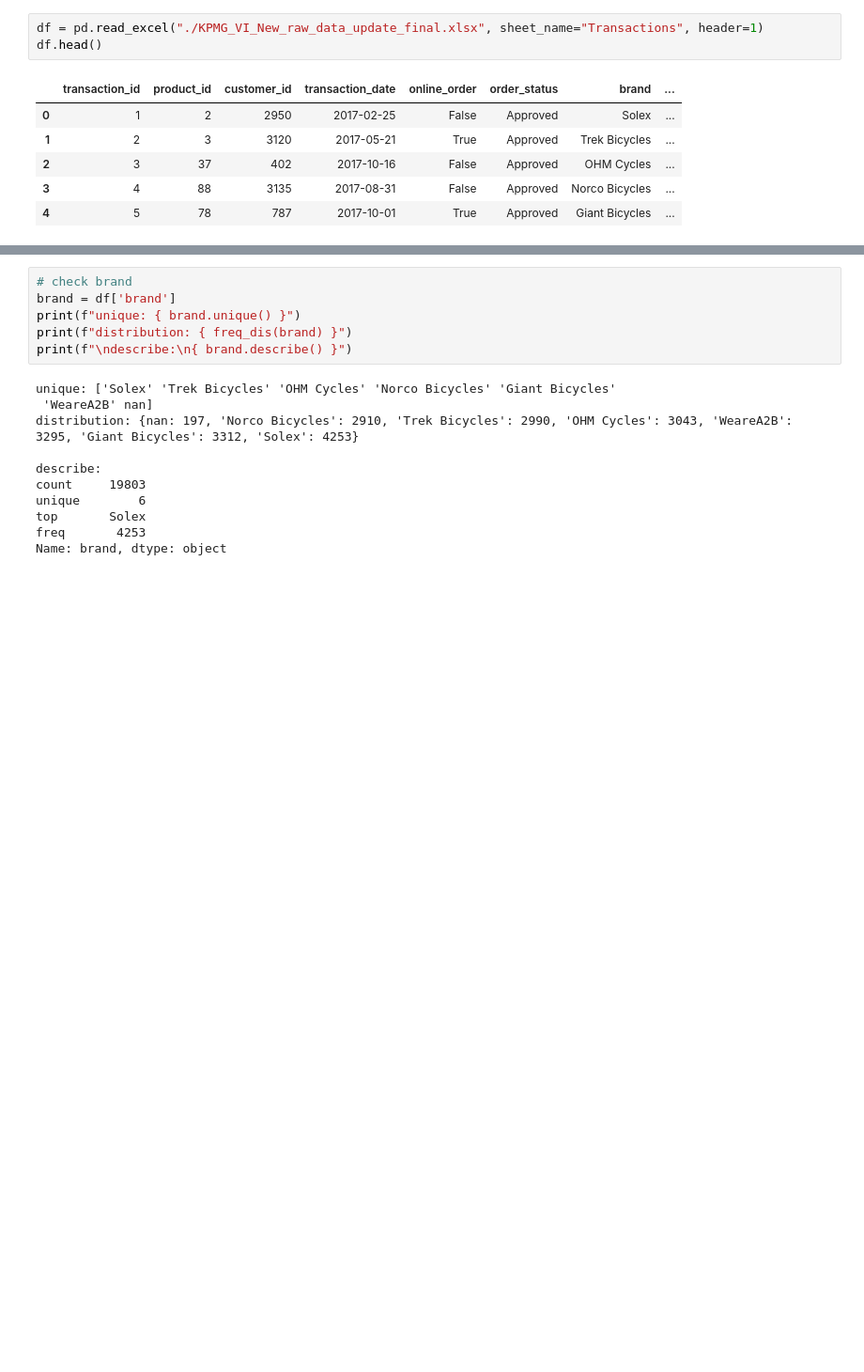
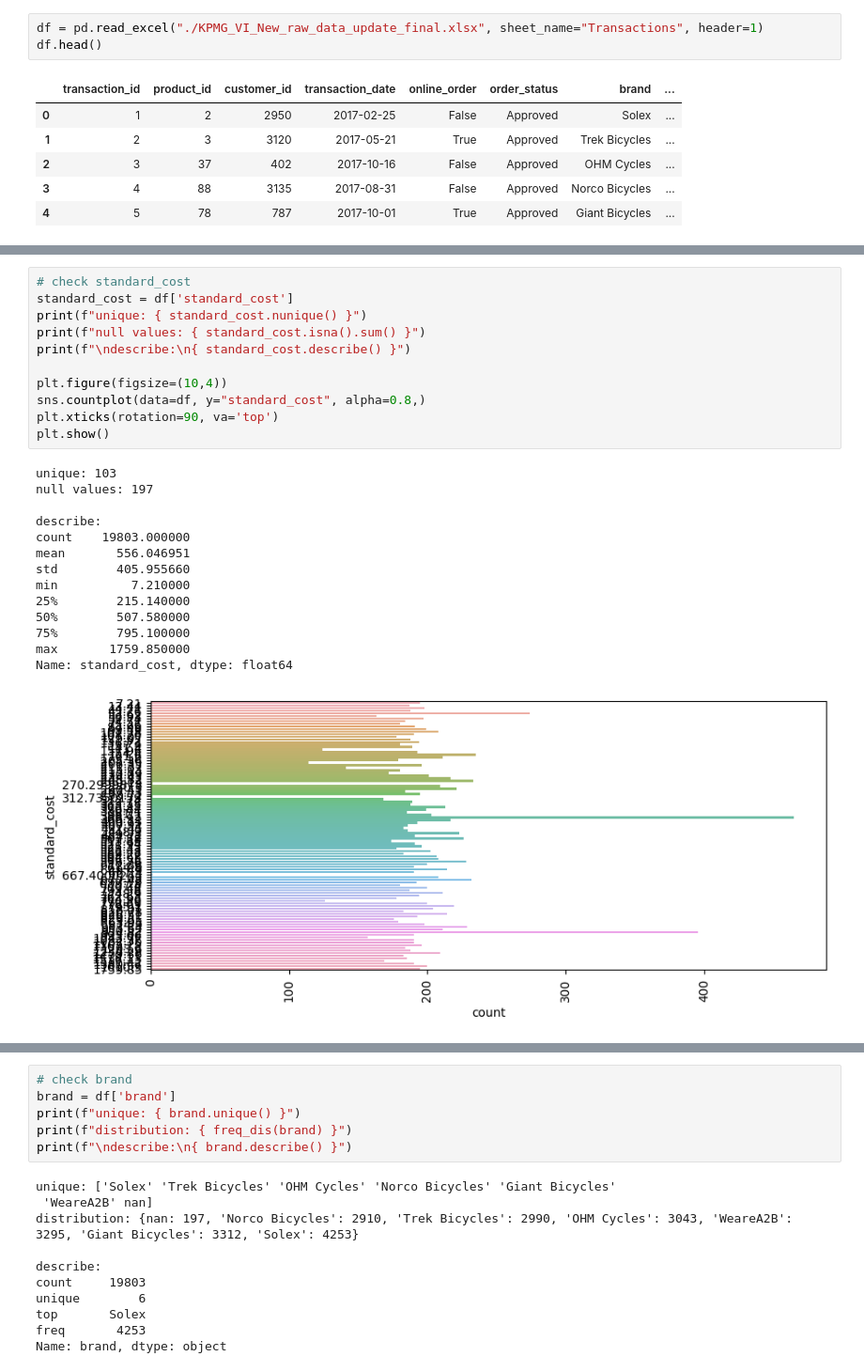
Before and after one commit to kibambe-0167/kpmg-data-analytics, a Jupyter notebook: Transactions.ipynb, the cells around one changed output, grey strips where cells are left out. Shown at 94% size. Drawn from its saved outputs; the diff is of its cells as text; blank space fills up the shorter version.

```diff
--- a/Transactions.ipynb
+++ b/Transactions.ipynb
@@ -30,0 +57,26 @@ df.head()
+# %%
+# check standard_cost
+standard_cost = df['standard_cost']
+print(f"unique: { standard_cost.nunique() }")
+print(f"null values: { standard_cost.isna().sum() }")
+print(f"\ndescribe:\n{ standard_cost.describe() }")
+
+plt.figure(figsize=(10,4))
+sns.countplot(data=df, y="standard_cost", alpha=0.8,)
+plt.xticks(rotation=90, va='top')
+plt.show()
+# %% [output]
+unique: 103
+null values: 197
+
+describe:
+count    19803.000000
+mean       556.046951
+std        405.955660
+min          7.210000
+25%        215.140000
+50%        507.580000
+75%        795.100000
+max       1759.850000
+Name: standard_cost, dtype: float64
+[figure, added]
```
Also changed, not shown: parts of 5 cells of this notebook, 1 other file.
